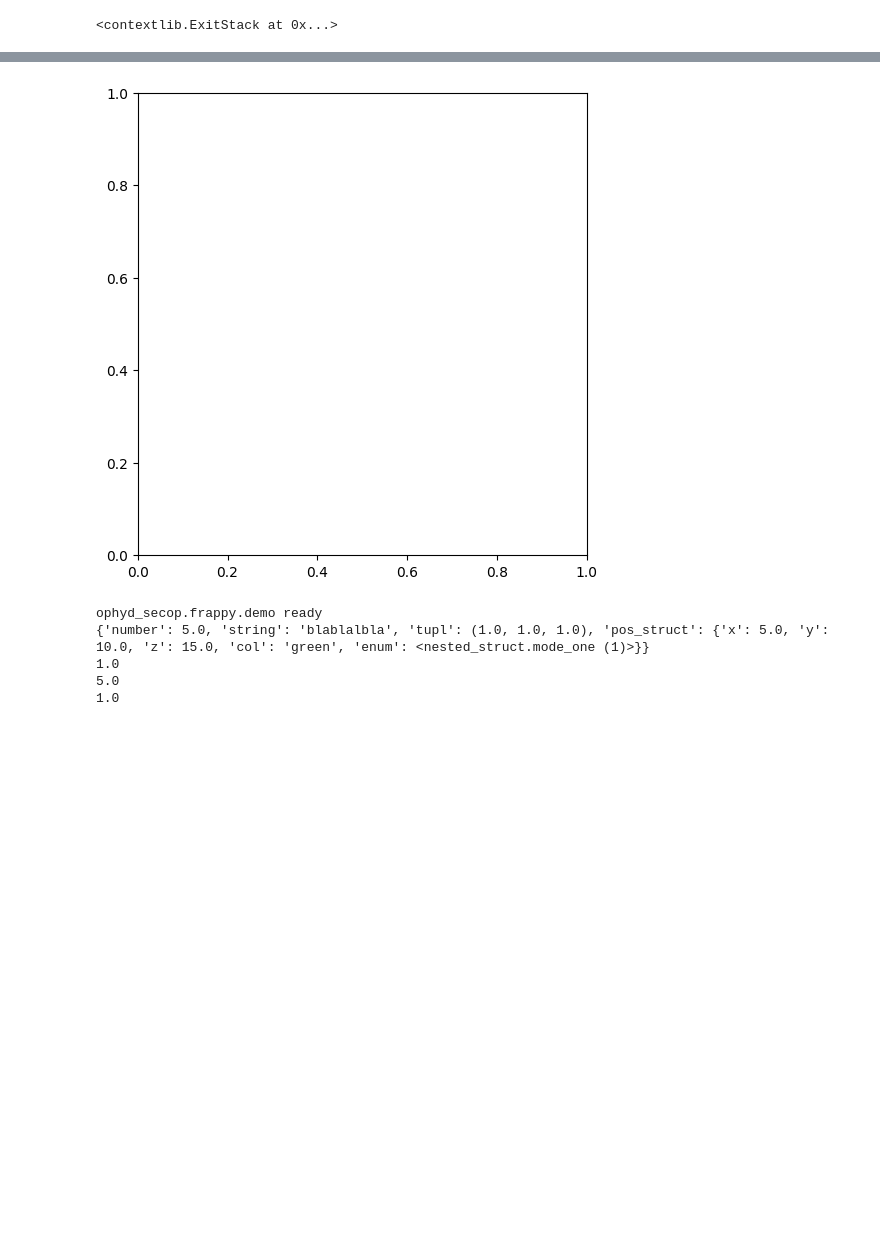
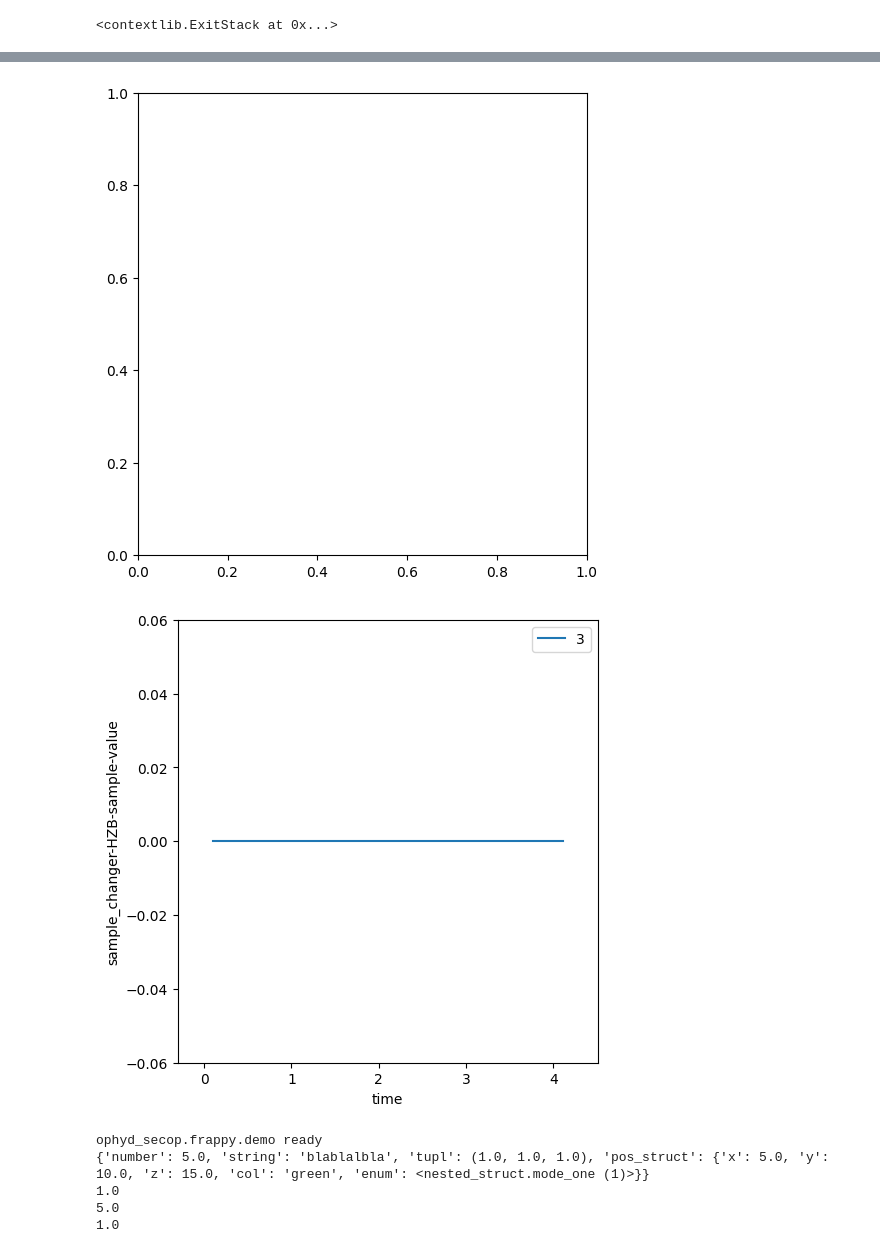
Before and after one commit to SampleEnvironment/secop-ophyd, a Jupyter notebook: secop_ophyd/ipy_test.ipynb, the cells around one changed output, grey strips where cells are left out. Drawn from its saved outputs; the diff is of its cells as text; code cells hidden in the pictures; blank space fills up the shorter version.

```diff
--- a/secop_ophyd/ipy_test.ipynb
+++ b/secop_ophyd/ipy_test.ipynb
@@ -35,4 +67,7 @@ sample_changer.HZB ready
 # %%
+print(await robot_node.storage.read())
+
 p = RE(count([robot_node.storage], num=5, delay=1))
+p = RE(count([robot_node.sample], num=5, delay=1))
 print(p.plan_result)
 # %% [output]
@@ -56,4 +101,5 @@ generator count ['2b52f7fc'] (scan num: 1)
 [figure]
+[figure, added]
 # %%
 cryoNode = SECoP_Node_Device.create_external_loop(host='localhost',port ='10769',loop= RE.loop)
 # %%
```
Also changed, not shown: parts of 7 cells of this notebook, 4 other files.
